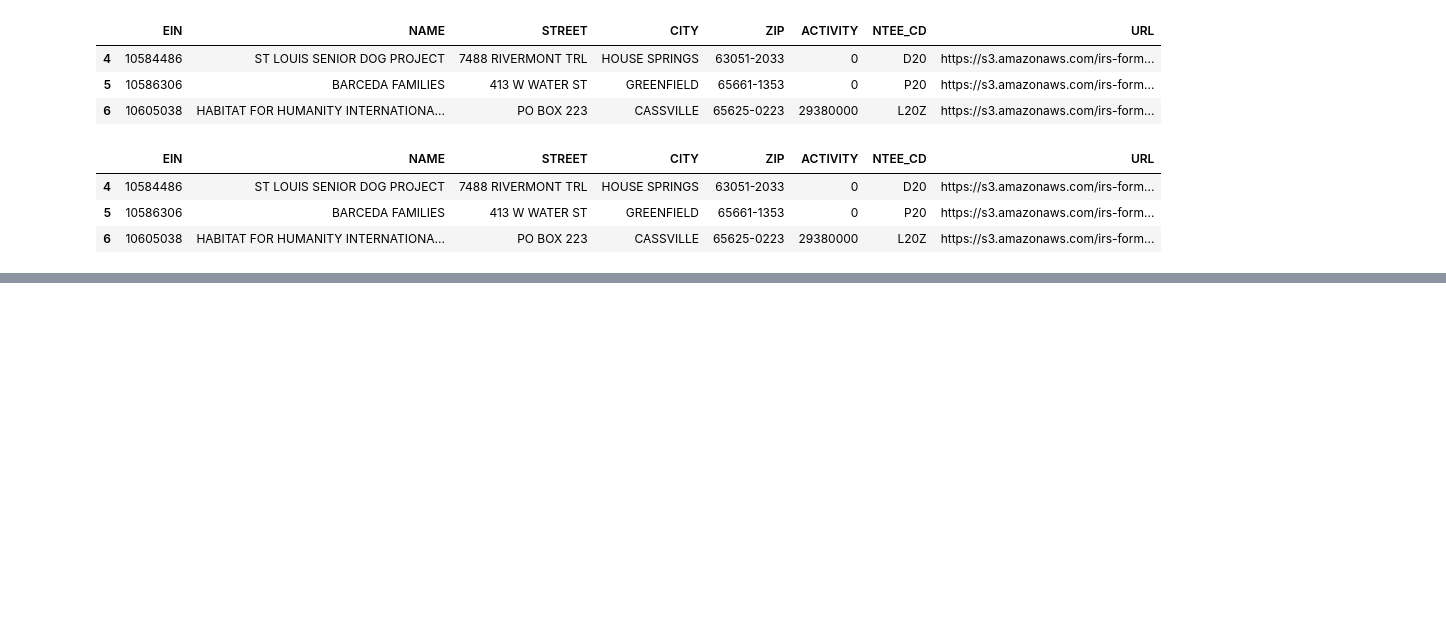
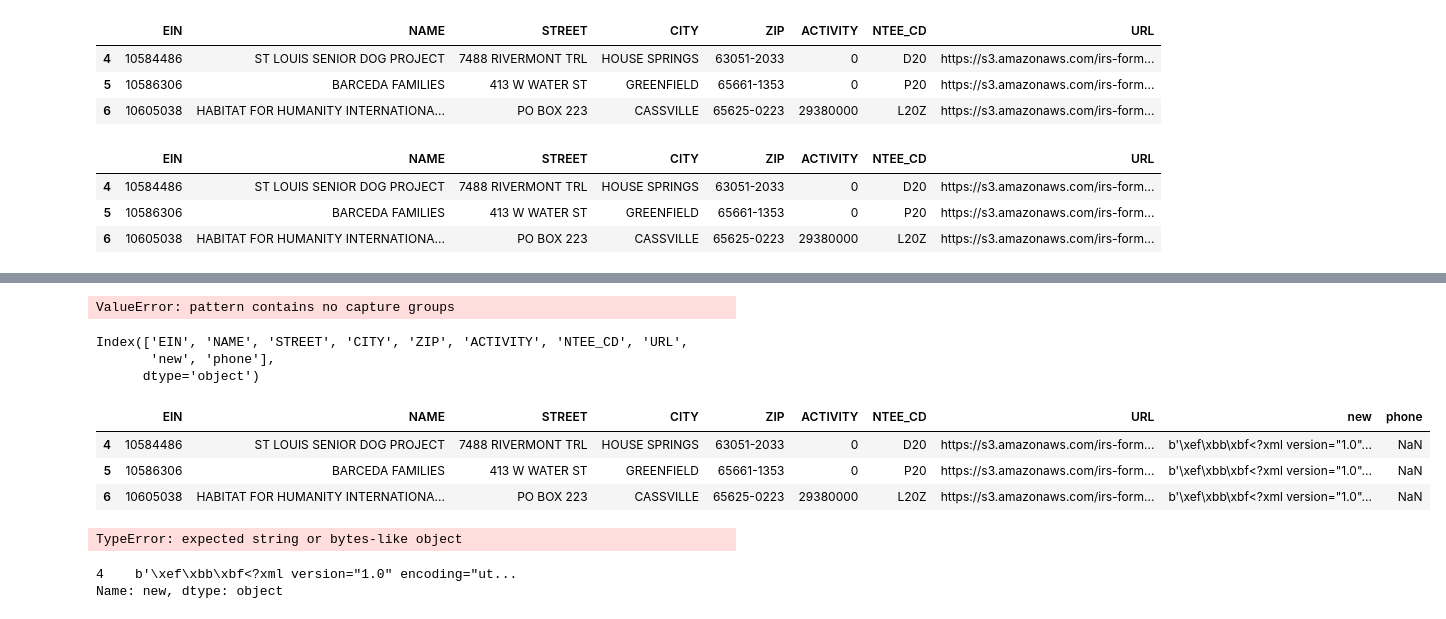
Before and after one commit to thuanle123/AWS-Health-Equity, a Jupyter notebook: json to pd.ipynb, the cells around one changed output, grey strips where cells are left out. Drawn from its saved outputs; the diff is of its cells as text; code cells hidden in the pictures; blank space fills up the shorter version.

```diff
--- a/json to pd.ipynb
+++ b/json to pd.ipynb
@@ -200,0 +240,10 @@ df_final3.to_csv('df_final3')
+# %%
+df_final3['phone'] = df_final3['new'].str.extract("")
+# %% [output]
+ValueError: pattern contains no capture groups
+# %%
+df_final3.columns
+# %% [output]
+Index(['EIN', 'NAME', 'STREET', 'CITY', 'ZIP', 'ACTIVITY', 'NTEE_CD', 'URL',
+       'new', 'phone'],
+      dtype='object')
@@ -200,0 +252,16 @@ df_final3.to_csv('df_final3')
+# %%
+df_final3.head()
+# %% [output]
+|  | EIN | NAME | STREET | CITY | ZIP | ACTIVITY | NTEE_CD | URL | new | phone |
+| 4 | 10584486 | ST LOUIS SENIOR DOG PROJECT | 7488 RIVERMONT TRL | HOUSE SPRINGS | 63051-2033 | 0 | D20 | https://s3.amazonaws.com/irs-form... | b'\xef\xbb\xbf<?xml version="1.0"... | NaN |
+| 5 | 10586306 | BARCEDA FAMILIES | 413 W WATER ST | GREENFIELD | 65661-1353 | 0 | P20 | https://s3.amazonaws.com/irs-form... | b'\xef\xbb\xbf<?xml version="1.0"... | NaN |
+| 6 | 10605038 | HABITAT FOR HUMANITY INTERNATIONA... | PO BOX 223 | CASSVILLE | 65625-0223 | 29380000 | L20Z | https://s3.amazonaws.com/irs-form... | b'\xef\xbb\xbf<?xml version="1.0"... | NaN |
+# %%
+ri = re.findall(r"\d{9}", df_final3.new)
+# %% [output]
+TypeError: expected string or bytes-like object
+# %%
+df_final3['new'].head(1)
+# %% [output]
+4    b'\xef\xbb\xbf<?xml version="1.0" encoding="ut...
+Name: new, dtype: object
```
Also changed, not shown: parts of 5 cells of this notebook.
